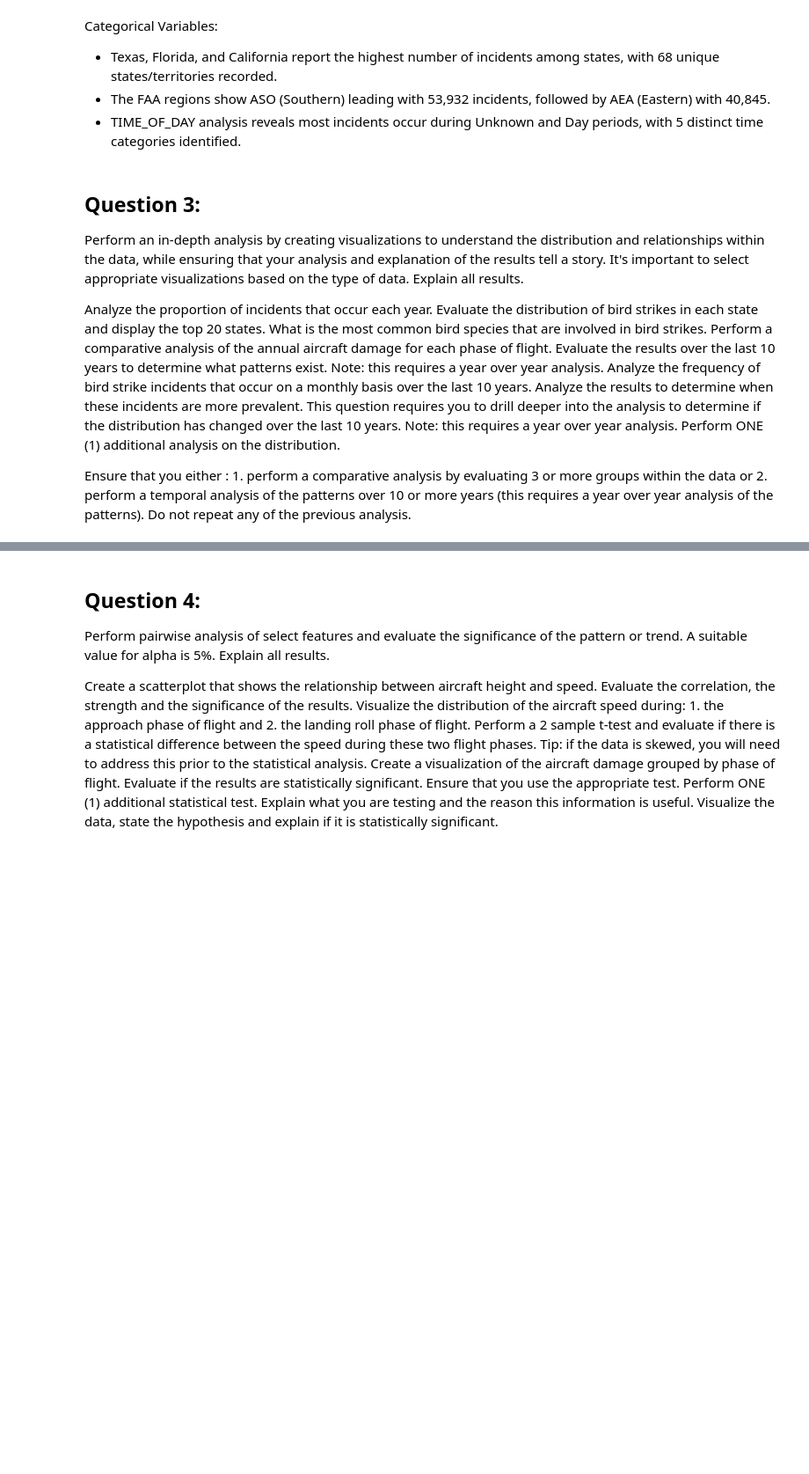
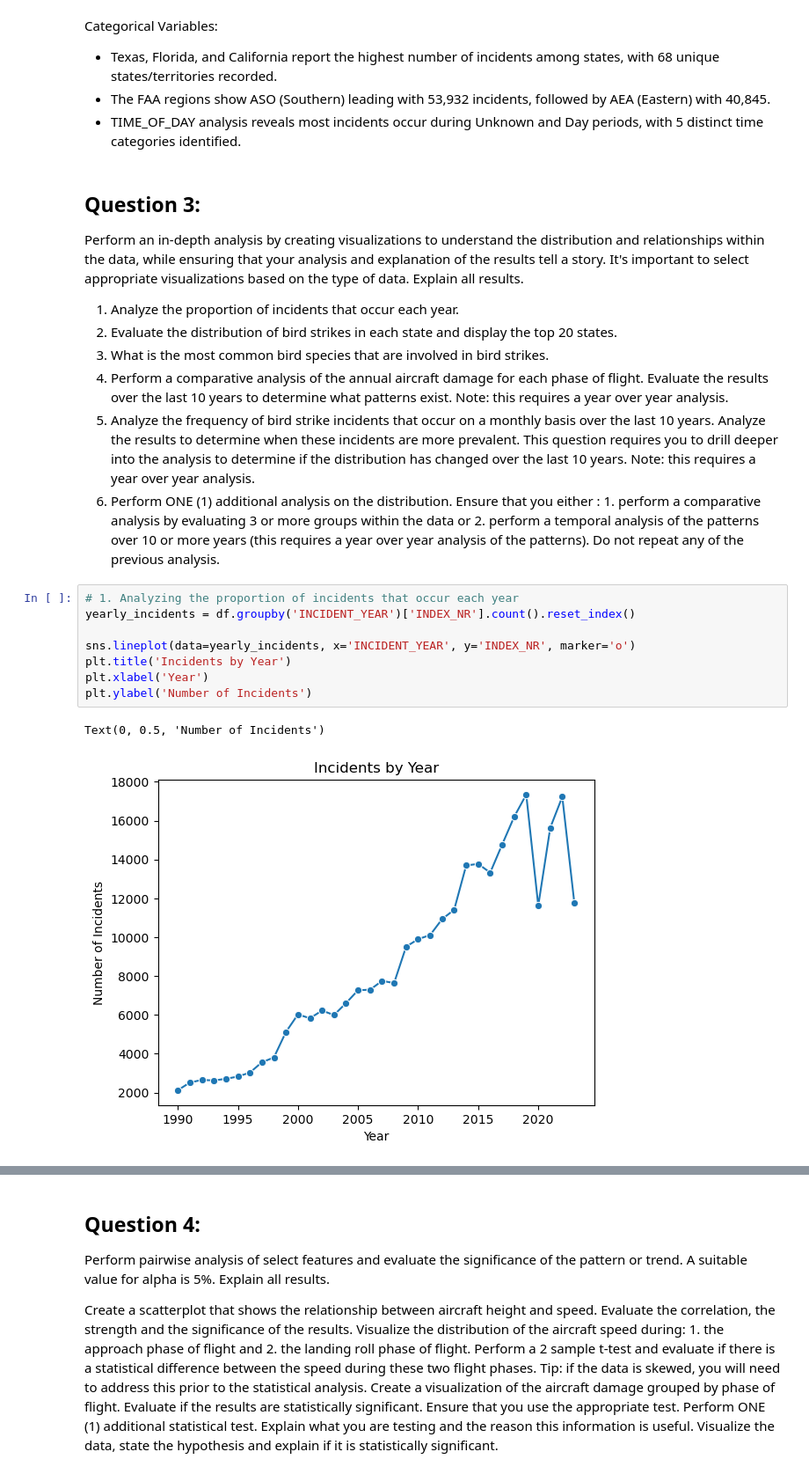
Before and after one commit to Halfgear/DS3000-Group-Project-2, a Jupyter notebook: DS3000.Practicum.2.ipynb, the cells around one changed output, grey strips where cells are left out. Shown at 88% size. Drawn from its saved outputs; the diff is of its cells as text; blank space fills up the shorter version.

Commit message:
Question 3

```diff
--- a/DS3000.Practicum.2.ipynb
+++ b/DS3000.Practicum.2.ipynb
@@ -189,11 +190,20 @@ Categorical Variables:
 ## Question 3:
 Perform an in-depth analysis by creating visualizations to understand the distribution and relationships within the data, while ensuring that your analysis and explanation of the results tell a story. It's important to select appropriate visualizations based on the type of data. Explain all results.
 
-Analyze the proportion of incidents that occur each year.
-Evaluate the distribution of bird strikes in each state and display the top 20 states.
-What is the most common bird species that are involved in bird strikes.
-Perform a comparative analysis of the annual aircraft damage for each phase of flight. Evaluate the results over the last 10 years to determine what patterns exist. Note: this requires a year over year analysis.
-Analyze the frequency of bird strike incidents that occur on a monthly basis over the last 10 years. Analyze the results to determine when these incidents are more prevalent.  This question requires you to drill deeper into the analysis to determine if the distribution has changed over the last 10 years. Note: this requires a year over year analysis.
-Perform ONE (1) additional analysis on the distribution.
-
-Ensure that you either : 1. perform a comparative analysis by evaluating 3 or more groups within the data or 2. perform a temporal analysis of the patterns over 10 or more years (this requires a year over year analysis of the patterns). Do not repeat any of the previous analysis.
+1. Analyze the proportion of incidents that occur each year.
+2. Evaluate the distribution of bird strikes in each state and display the top 20 states.
+3. What is the most common bird species that are involved in bird strikes.
+4. Perform a comparative analysis of the annual aircraft damage for each phase of flight. Evaluate the results over the last 10 years to determine what patterns exist. Note: this requires a year over year analysis.
+5. Analyze the frequency of bird strike incidents that occur on a monthly basis over the last 10 years. Analyze the results to determine when these incidents are more prevalent.  This question requires you to drill deeper into the analysis to determine if the distribution has changed over the last 10 years. Note: this requires a year over year analysis.
+6. Perform ONE (1) additional analysis on the distribution. Ensure that you either : 1. perform a comparative analysis by evaluating 3 or more groups within the data or 2. perform a temporal analysis of the patterns over 10 or more years (this requires a year over year analysis of the patterns). Do not repeat any of the previous analysis.
+# %%
+# 1. Analyzing the proportion of incidents that occur each year
+yearly_incidents = df.groupby('INCIDENT_YEAR')['INDEX_NR'].count().reset_index()
+
+sns.lineplot(data=yearly_incidents, x='INCIDENT_YEAR', y='INDEX_NR', marker='o')
+plt.title('Incidents by Year')
+plt.xlabel('Year')
+plt.ylabel('Number of Incidents')
+# %% [output]
+Text(0, 0.5, 'Number of Incidents')
+[figure, added]
```
Also changed, not shown: parts of 12 cells of this notebook.
